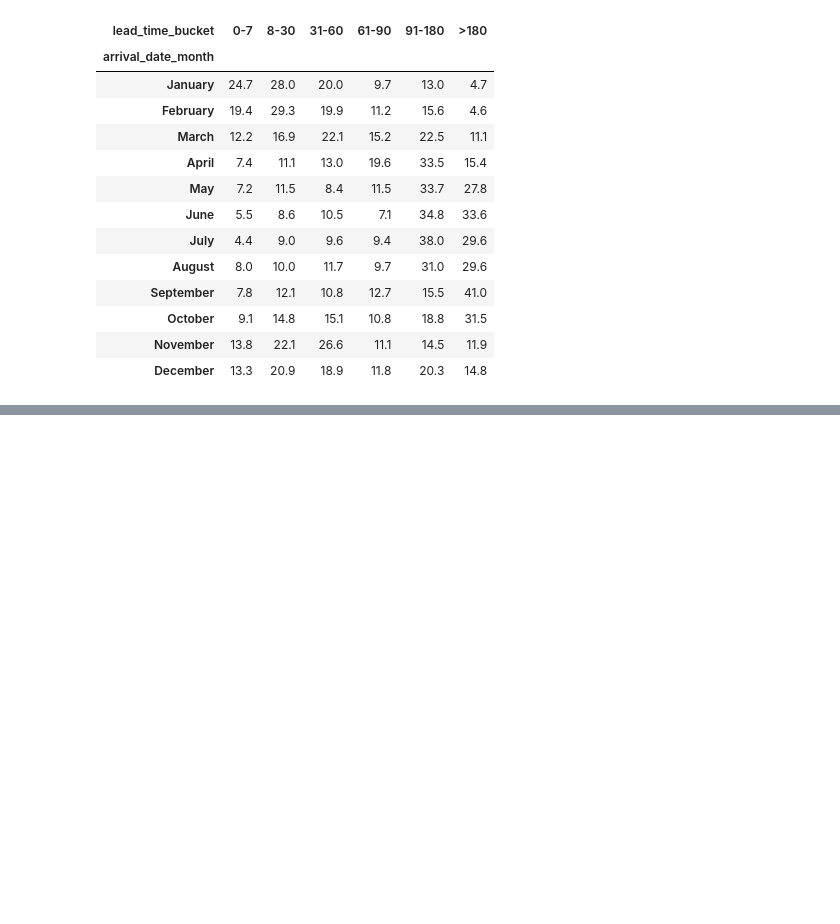
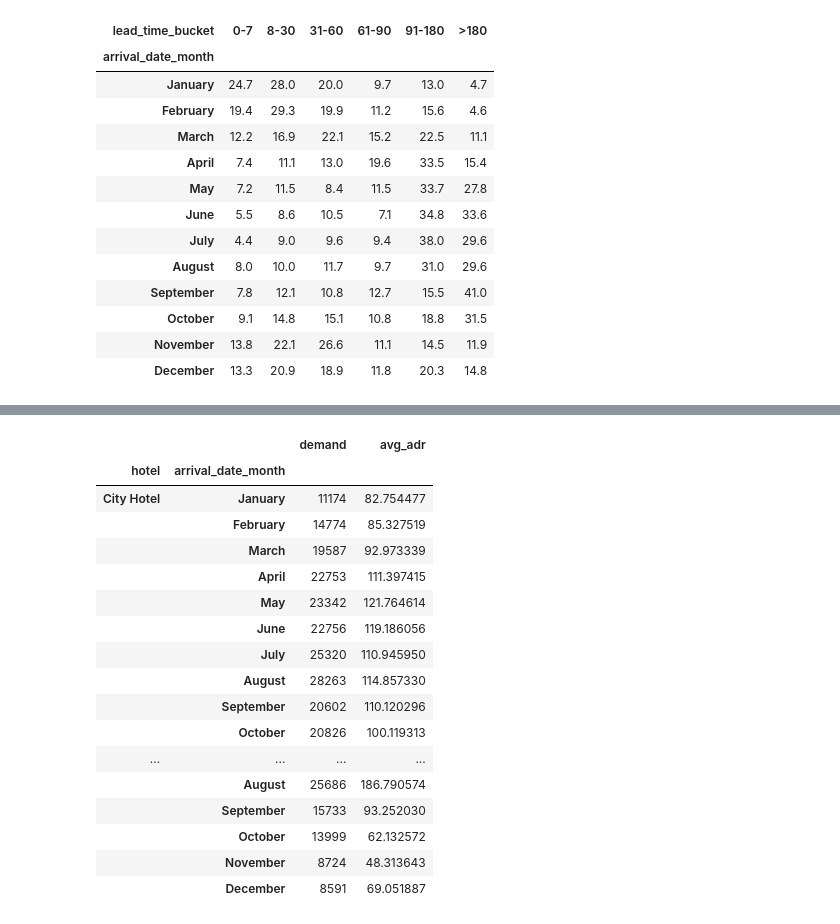
Before and after one commit to Kaevin-boi/Revenue-management-hotel, a Jupyter notebook: Notebooks/01_eda_revenue_management.ipynb, the cells around one changed output, grey strips where cells are left out. Saved outputs shown, nothing was run; the diff lists cells and outputs as text; code cells hidden in the pictures; blank space fills up the shorter version.

```diff
--- a/Notebooks/01_eda_revenue_management.ipynb
+++ b/Notebooks/01_eda_revenue_management.ipynb
@@ -708,0 +732,32 @@ monthly_lead_time_share.round(1)
+# %%
+hotel_month = (
+    df_clean.groupby(
+        ["hotel", "arrival_date_month"],
+        observed=True
+    )
+    .agg(
+        demand=("total_nights", "sum"),
+        avg_adr=("adr", "mean")
+    )
+)
+
+hotel_month
+# %% [output]
+|  |  | demand | avg_adr |
+| hotel | arrival_date_month |  |  |
+| City Hotel | January | 11174 | 82.754477 |
+|  | February | 14774 | 85.327519 |
+|  | March | 19587 | 92.973339 |
+|  | April | 22753 | 111.397415 |
+|  | May | 23342 | 121.764614 |
+|  | June | 22756 | 119.186056 |
+|  | July | 25320 | 110.945950 |
+|  | August | 28263 | 114.857330 |
+|  | September | 20602 | 110.120296 |
+|  | October | 20826 | 100.119313 |
+| ... | ... | ... | ... |
+|  | August | 25686 | 186.790574 |
+|  | September | 15733 | 93.252030 |
+|  | October | 13999 | 62.132572 |
+|  | November | 8724 | 48.313643 |
+|  | December | 8591 | 69.051887 |
```
Also changed, not shown: parts of 19 cells of this notebook.
